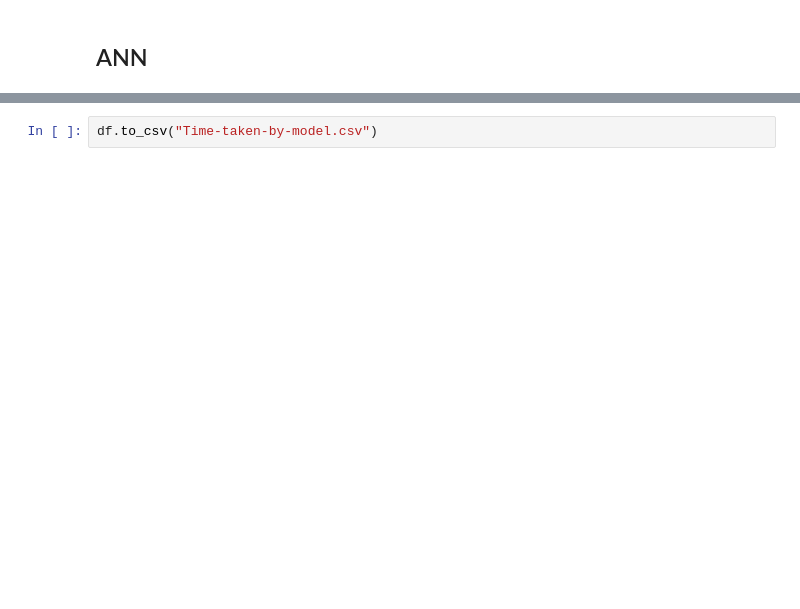
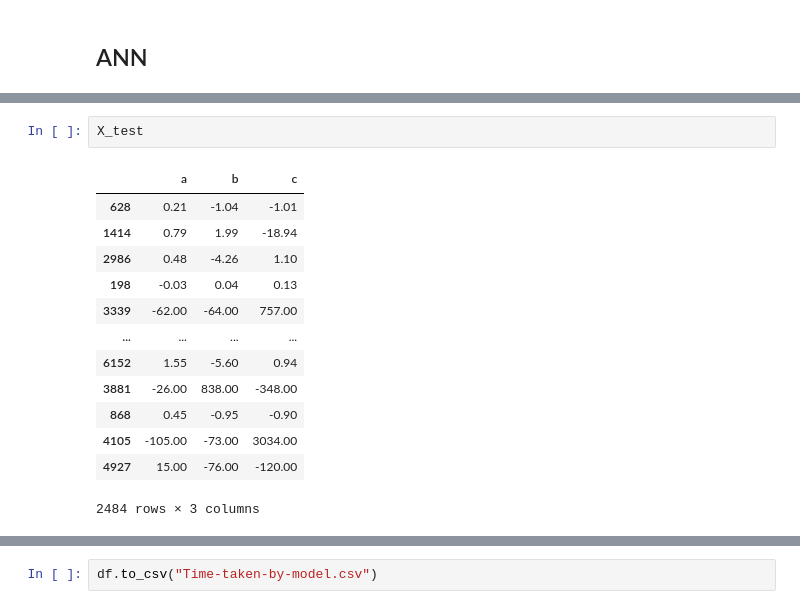
Before and after one commit to Mufaddal2153/IMU-EMG, a Jupyter notebook: Tremors.ipynb, the cells around one changed output, grey strips where cells are left out. Drawn from its saved outputs; the diff is of its cells as text; blank space fills up the shorter version.

```diff
--- a/Tremors.ipynb
+++ b/Tremors.ipynb
@@ -232,0 +303,16 @@ df
+# %%
+X_test
+# %% [output]
+|  | a | b | c |
+| 628 | 0.21 | -1.04 | -1.01 |
+| 1414 | 0.79 | 1.99 | -18.94 |
+| 2986 | 0.48 | -4.26 | 1.10 |
+| 198 | -0.03 | 0.04 | 0.13 |
+| 3339 | -62.00 | -64.00 | 757.00 |
+| ... | ... | ... | ... |
+| 6152 | 1.55 | -5.60 | 0.94 |
+| 3881 | -26.00 | 838.00 | -348.00 |
+| 868 | 0.45 | -0.95 | -0.90 |
+| 4105 | -105.00 | -73.00 | 3034.00 |
+| 4927 | 15.00 | -76.00 | -120.00 |
+2484 rows × 3 columns
```
Also changed, not shown: parts of 26 cells of this notebook, 8 other files.
